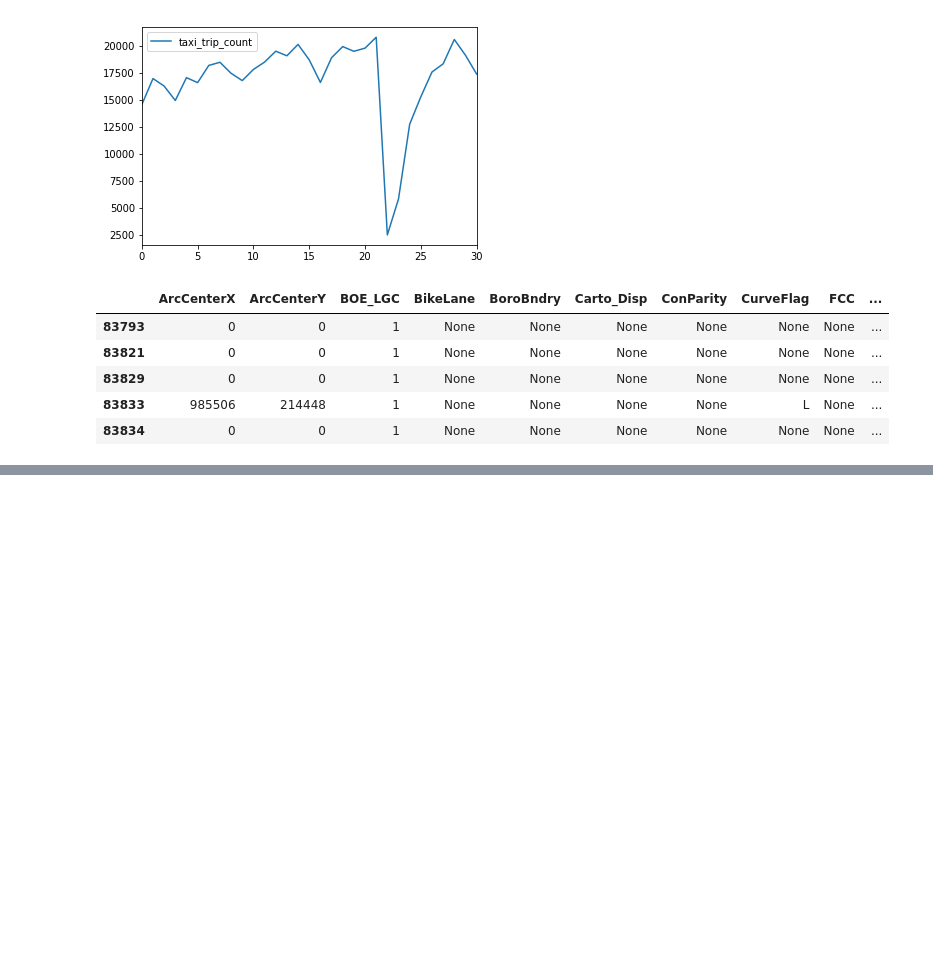
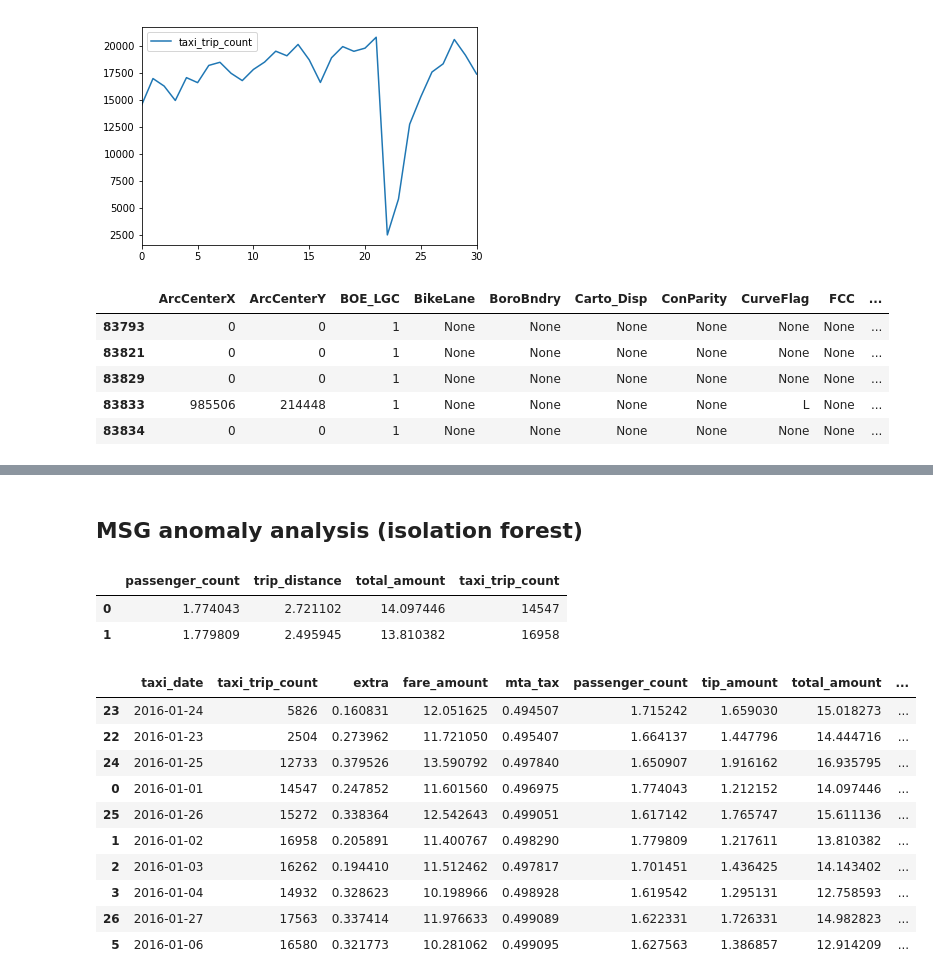
Before and after one commit to gperrin12/anomaly_detection_NYC_transit, a Jupyter notebook: TLC_anomaly_detection_042217.ipynb, the cells around one changed output, grey strips where cells are left out. Cells and saved outputs as stored; diff of their text form; code cells hidden in the pictures; blank space fills up the shorter version.

Commit message:
adding MSG analysis

```diff
--- a/TLC_anomaly_detection_042217.ipynb
+++ b/TLC_anomaly_detection_042217.ipynb
@@ -358,0 +404,31 @@ plt.ylabel("latitude")
+# %% [markdown]
+## MSG anomaly analysis (isolation forest)
+# %%
+X = tlc_df_MSG_by_day_hour[['passenger_count', 'trip_distance' ,'total_amount', 'taxi_trip_count']]
+X.head(2)
+# %% [output]
+|  | passenger_count | trip_distance | total_amount | taxi_trip_count |
+| 0 | 1.774043 | 2.721102 | 14.097446 | 14547 |
+| 1 | 1.779809 | 2.495945 | 13.810382 | 16958 |
+# %%
+train,test=train_test_split(X, random_state=999, test_size=0.3)
+# fit the model
+clf = IsolationForest(max_samples=100, random_state=999)
+clf.fit(train)
+y_pred = clf.predict(X)
+# %%
+tlc_df_MSG_by_day_hour['decision_function'] = clf.decision_function(X)
+# %%
+tlc_df_MSG_by_day_hour.sort_values(by='decision_function').head(10)
+# %% [output]
+|  | taxi_date | taxi_trip_count | extra | fare_amount | mta_tax | passenger_count | tip_amount | total_amount | ... |
+| 23 | 2016-01-24 | 5826 | 0.160831 | 12.051625 | 0.494507 | 1.715242 | 1.659030 | 15.018273 | ... |
+| 22 | 2016-01-23 | 2504 | 0.273962 | 11.721050 | 0.495407 | 1.664137 | 1.447796 | 14.444716 | ... |
+| 24 | 2016-01-25 | 12733 | 0.379526 | 13.590792 | 0.497840 | 1.650907 | 1.916162 | 16.935795 | ... |
+| 0 | 2016-01-01 | 14547 | 0.247852 | 11.601560 | 0.496975 | 1.774043 | 1.212152 | 14.097446 | ... |
+| 25 | 2016-01-26 | 15272 | 0.338364 | 12.542643 | 0.499051 | 1.617142 | 1.765747 | 15.611136 | ... |
+| 1 | 2016-01-02 | 16958 | 0.205891 | 11.400767 | 0.498290 | 1.779809 | 1.217611 | 13.810382 | ... |
+| 2 | 2016-01-03 | 16262 | 0.194410 | 11.512462 | 0.497817 | 1.701451 | 1.436425 | 14.143402 | ... |
+| 3 | 2016-01-04 | 14932 | 0.328623 | 10.198966 | 0.498928 | 1.619542 | 1.295131 | 12.758593 | ... |
+| 26 | 2016-01-27 | 17563 | 0.337414 | 11.976633 | 0.499089 | 1.622331 | 1.726331 | 14.982823 | ... |
+| 5 | 2016-01-06 | 16580 | 0.321773 | 10.281062 | 0.499095 | 1.627563 | 1.386857 | 12.914209 | ... |
```
Also changed, not shown: parts of 7 cells of this notebook.
